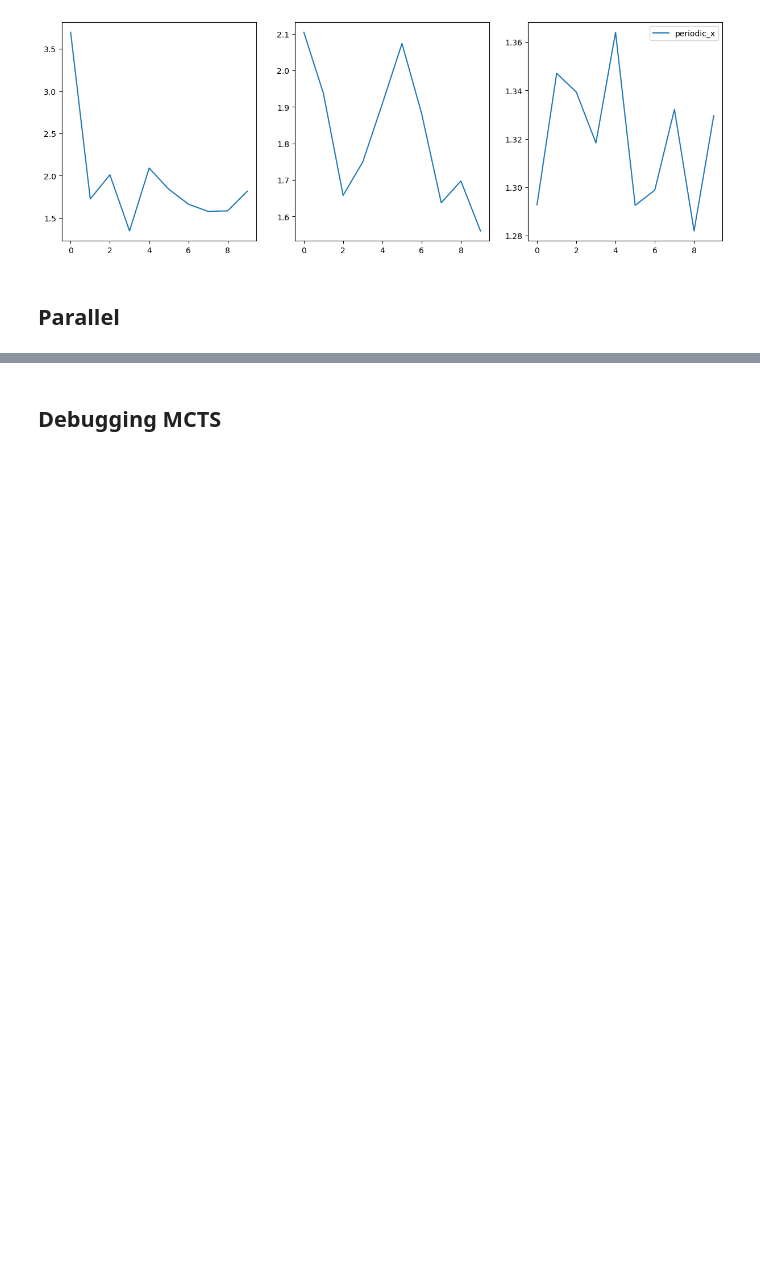
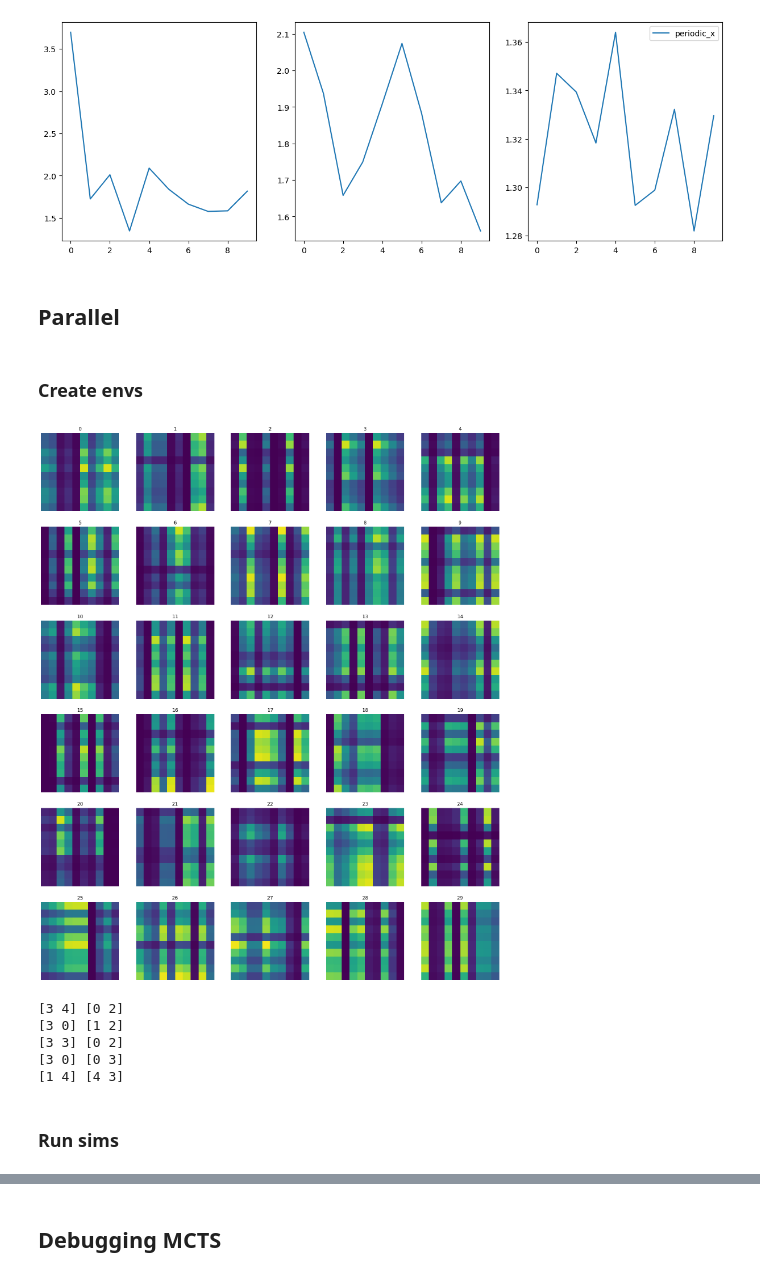
Before and after one commit to tgham/context_exploration, a Jupyter notebook: GP_worlds.ipynb, the cells around one changed output, grey strips where cells are left out. Drawn from its saved outputs; the diff is of its cells as text; code cells hidden in the pictures; blank space fills up the shorter version.

```diff
--- a/GP_worlds.ipynb
+++ b/GP_worlds.ipynb
@@ -1024,3 +1020,45 @@ def save_results(sim):
 
     ## update progress bar
     master_pbar.update(1)
+# %% [markdown]
+### Create envs
+# %%
+## env inits
+true_k = 'rbf_x'
+inf_k = 'known'
+N = 10
+metric = 'cityblock'
+known_costs = False
+params = None
+render_mode = None
+
+true_ks = [
+    # 'rbf',
+           'rbf_x',
+        #    'periodic_x'
+           ]
+n_ks = len(true_ks)
+
+## trial info
+n_mountains = 30
+n_episodes = 10
+
+## create some envs
+envs = [make_env(N, n_episodes, None, None, metric) for i in range(n_mountains)]
+
+## visualise
+n_rows = n_mountains//5
+fig, axs = plt.subplots(n_rows, 5, figsize=(20, 4*n_rows))
+for i, env in enumerate(envs):
+    plot_r(env.p_costs, ax = axs[i//5,i%5], title = i)
+# %% [output]
+[figure, added]
+# %%
+for e in range(n_episodes):
+    print(envs[e].starts[e], envs[e].goals[e])
+# %% [output]
+[3 4] [0 2]
+[3 0] [1 2]
+[3 3] [0 2]
+[3 0] [0 3]
+[1 4] [4 3]
@@ -1027 +1074,3 @@ def save_results(sim):
+# %% [markdown]
+### Run sims
 # %%
```
Also changed, not shown: parts of 17 cells of this notebook, 2 other files.
